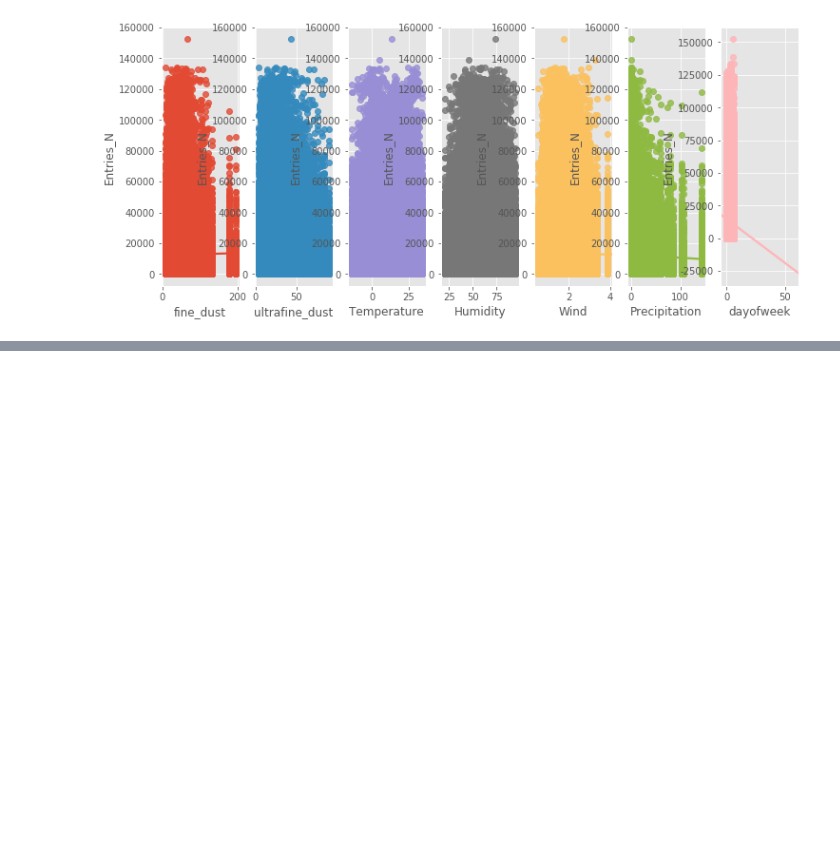
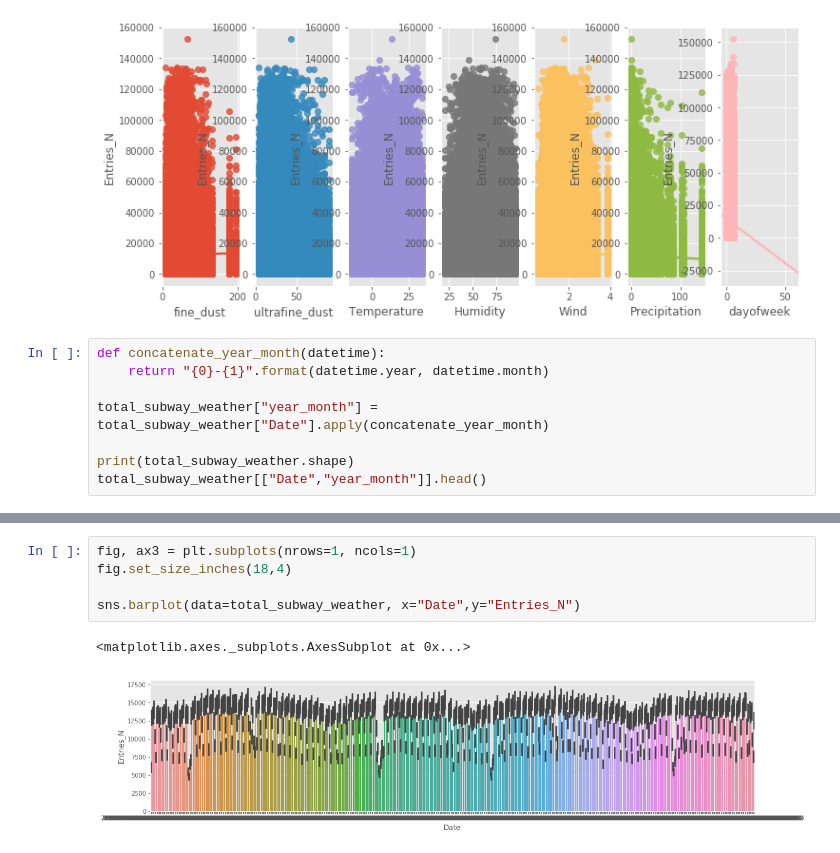
Before and after one commit to MinHyuckChoi/Subway-Project, a Jupyter notebook: Subway_Project.ipynb, the cells around one changed output, grey strips where cells are left out. Saved outputs shown, nothing was run; the diff lists cells and outputs as text; blank space fills up the shorter version.

```diff
--- a/Subway_Project.ipynb
+++ b/Subway_Project.ipynb
@@ -364,3 +364,11 @@ sns.regplot(x="dayofweek",y="Entries_N", data=total_subway_weather,ax=ax7)
 # %% [output]
 <matplotlib.axes._subplots.AxesSubplot at 0x...>
 [figure]
+# %%
+def concatenate_year_month(datetime):
+    return "{0}-{1}".format(datetime.year, datetime.month)
+
+total_subway_weather["year_month"] = total_subway_weather["Date"].apply(concatenate_year_month)
+
+print(total_subway_weather.shape)
+total_subway_weather[["Date","year_month"]].head()
@@ -366,0 +383,8 @@ sns.regplot(x="dayofweek",y="Entries_N", data=total_subway_weather,ax=ax7)
+# %%
+fig, ax3 = plt.subplots(nrows=1, ncols=1)
+fig.set_size_inches(18,4)
+
+sns.barplot(data=total_subway_weather, x="Date",y="Entries_N")
+# %% [output]
+<matplotlib.axes._subplots.AxesSubplot at 0x...>
+[figure, added]
```
Also changed, not shown: parts of 5 cells of this notebook.
